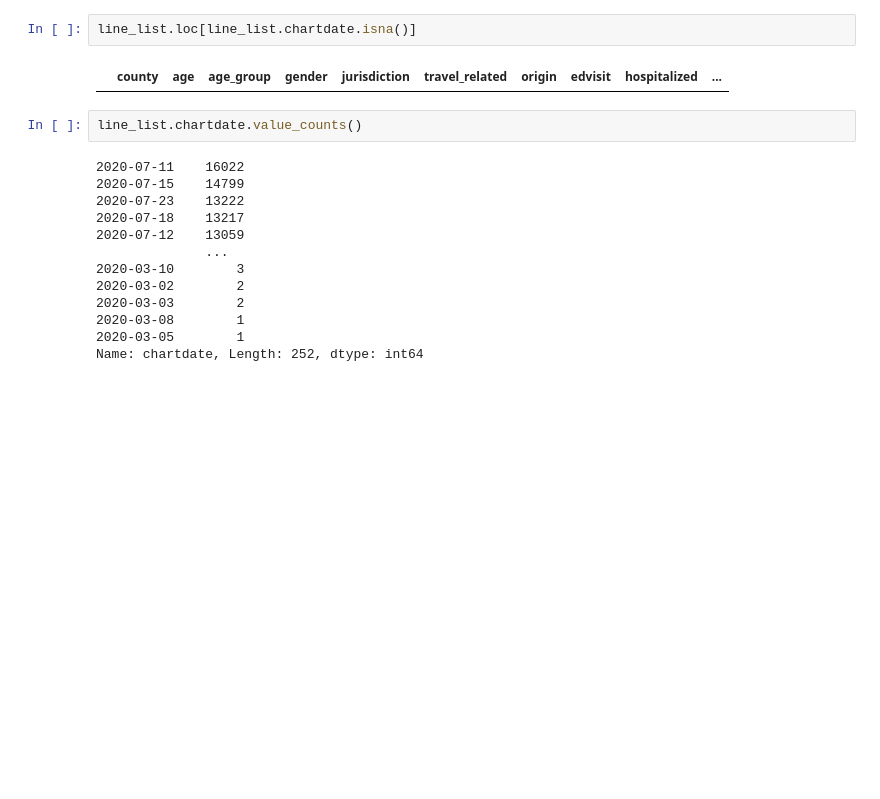
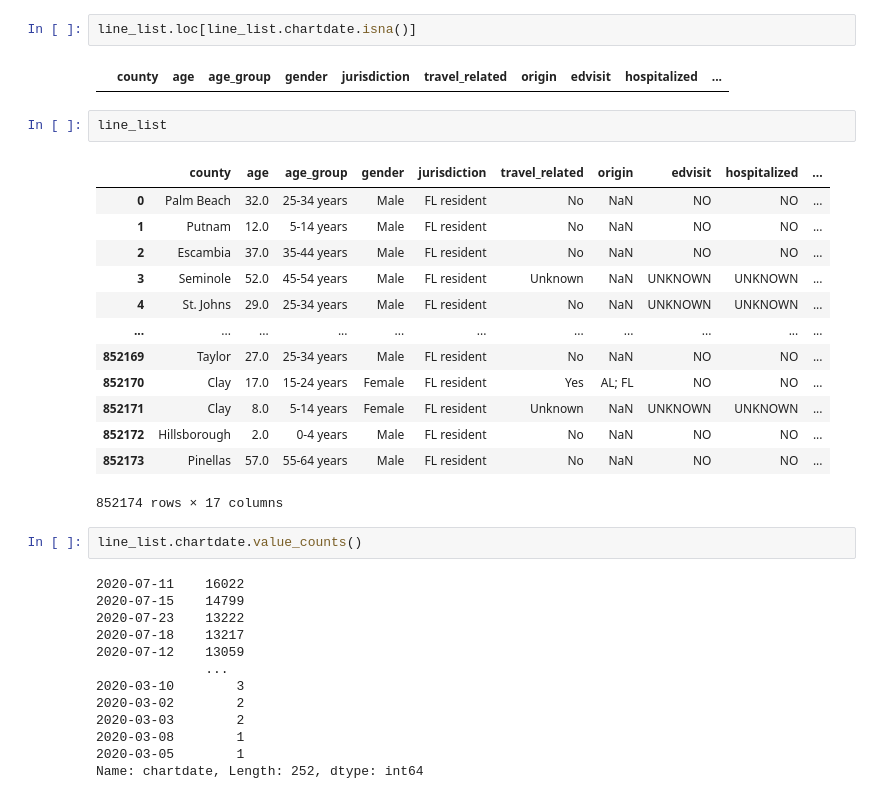
Before and after one commit to chacreton190/COVID-19-Project, a Jupyter notebook: Code/Updated Analsysis (Line List Data) 10-30-20.ipynb, the cells around one changed output. Drawn from its saved outputs; the diff is of its cells as text; blank space fills up the shorter version.

```diff
--- a/Code/Updated Analsysis (Line List Data) 10-30-20.ipynb
+++ b/Code/Updated Analsysis (Line List Data) 10-30-20.ipynb
@@ -218,6 +221,22 @@ memory usage: 91.0+ MB
 line_list.loc[line_list.chartdate.isna()]
 # %% [output]
 |  | county | age | age_group | gender | jurisdiction | travel_related | origin | edvisit | hospitalized | ... |
+# %%
+line_list
+# %% [output]
+|  | county | age | age_group | gender | jurisdiction | travel_related | origin | edvisit | hospitalized | ... |
+| 0 | Palm Beach | 32.0 | 25-34 years | Male | FL resident | No | NaN | NO | NO | ... |
+| 1 | Putnam | 12.0 | 5-14 years | Male | FL resident | No | NaN | NO | NO | ... |
+| 2 | Escambia | 37.0 | 35-44 years | Male | FL resident | No | NaN | NO | NO | ... |
+| 3 | Seminole | 52.0 | 45-54 years | Male | FL resident | Unknown | NaN | UNKNOWN | UNKNOWN | ... |
+| 4 | St. Johns | 29.0 | 25-34 years | Male | FL resident | No | NaN | UNKNOWN | UNKNOWN | ... |
+| ... | ... | ... | ... | ... | ... | ... | ... | ... | ... | ... |
+| 852169 | Taylor | 27.0 | 25-34 years | Male | FL resident | No | NaN | NO | NO | ... |
+| 852170 | Clay | 17.0 | 15-24 years | Female | FL resident | Yes | AL; FL | NO | NO | ... |
+| 852171 | Clay | 8.0 | 5-14 years | Female | FL resident | Unknown | NaN | UNKNOWN | UNKNOWN | ... |
+| 852172 | Hillsborough | 2.0 | 0-4 years | Male | FL resident | No | NaN | NO | NO | ... |
+| 852173 | Pinellas | 57.0 | 55-64 years | Male | FL resident | No | NaN | NO | NO | ... |
+852174 rows × 17 columns
 # %%
 line_list.chartdate.value_counts()
 # %% [output]
```
Also changed, not shown: parts of 11 cells of this notebook, 1 other file.
